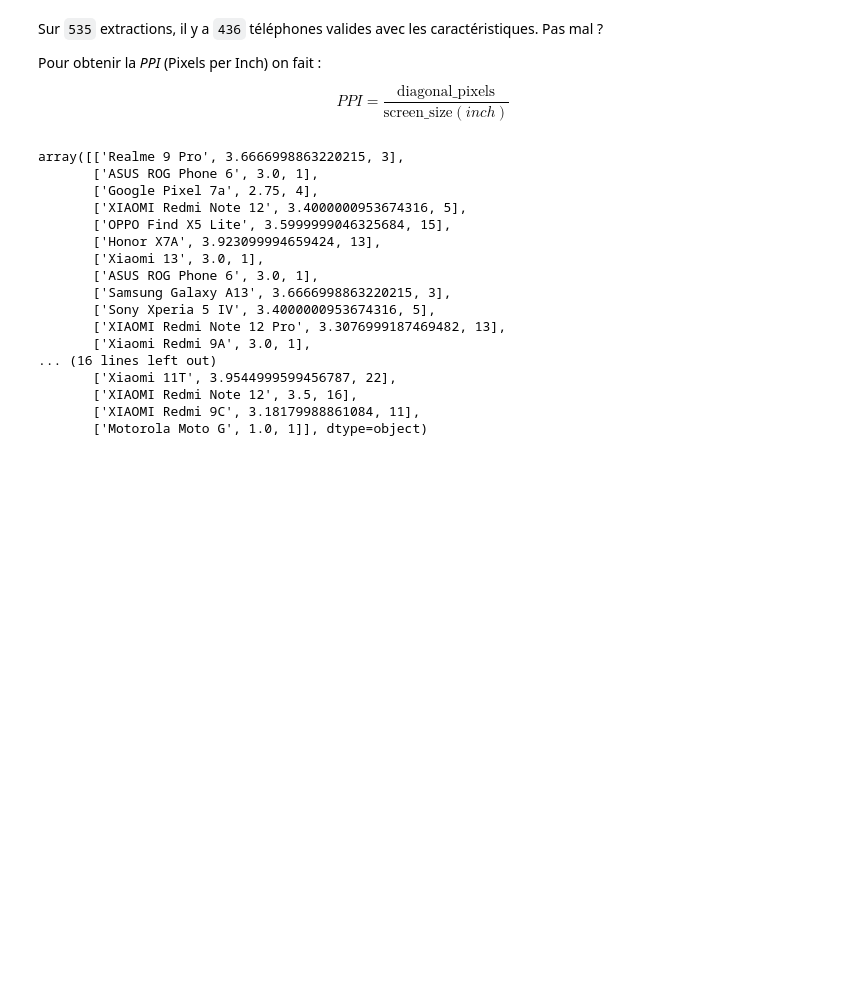
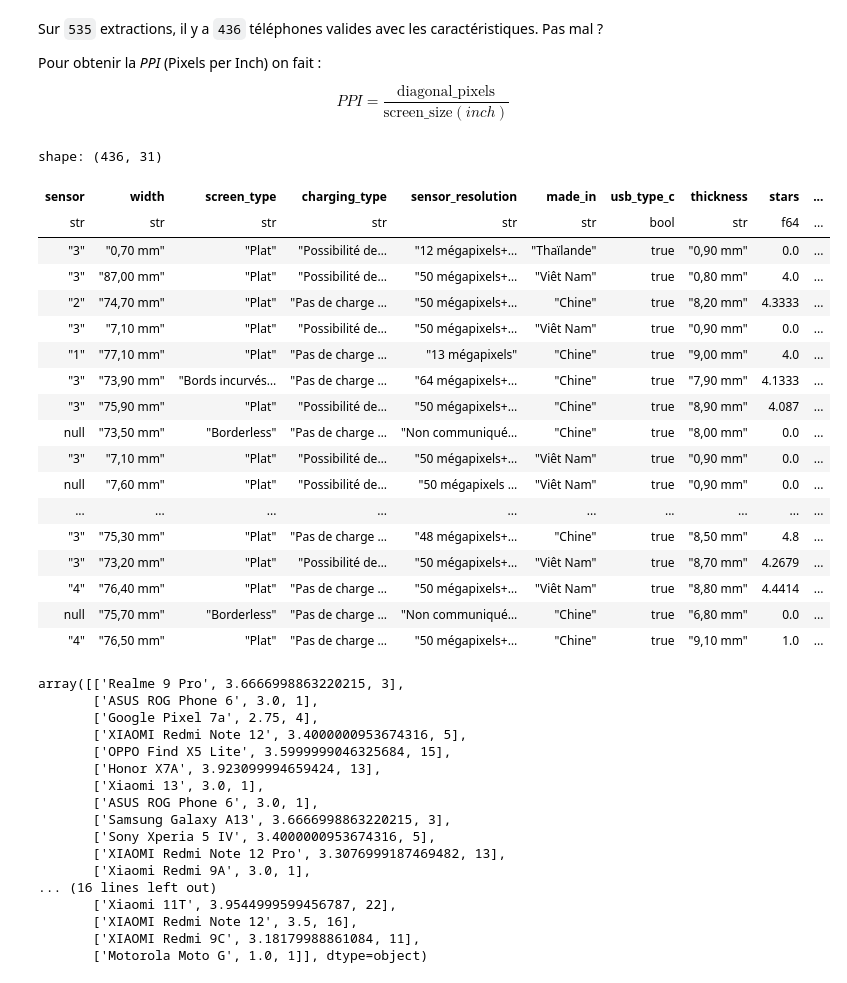
Before and after one commit to aybuke-b/3R, a Jupyter notebook: Web_Scraping/new_notebook.ipynb, the cells around one changed output. Saved outputs shown, nothing was run; the diff lists cells and outputs as text; code cells hidden in the pictures; blank space fills up the shorter version.

```diff
--- a/Web_Scraping/new_notebook.ipynb
+++ b/Web_Scraping/new_notebook.ipynb
@@ -43,7 +64,7 @@ with open(file_path, "w", encoding="utf-8") as json_file:
 import polars as pl
 from script.polars_gazprom import *
 # %%
-df = pl.read_json("data/smartphones.json")
+df_brut = pl.read_json("data/smartphones.json")
 # %% [markdown]
 ### Pipeline
 # %% [markdown]
@@ -53,7 +74,29 @@ Pour obtenir la *PPI* (Pixels per Inch) on fait :
 
 $$PPI = \dfrac{\text{diagonal\_pixels}}{\text{screen\_size} (inch)}$$
 # %%
-df = NordStream(df)
+df = NordStream(df_brut)
+# %%
+df
+# %% [output]
+shape: (436, 31)
+| sensor | width | screen_type | charging_type | sensor_resolution | made_in | usb_type_c | thickness | stars | ... |
+| str | str | str | str | str | str | bool | str | f64 | ... |
+| "3" | "0,70 mm" | "Plat" | "Possibilité de… | "12 mégapixels+… | "Thaïlande" | true | "0,90 mm" | 0.0 | ... |
+| "3" | "87,00 mm" | "Plat" | "Possibilité de… | "50 mégapixels+… | "Viêt Nam" | true | "0,80 mm" | 4.0 | ... |
+| "2" | "74,70 mm" | "Plat" | "Pas de charge … | "50 mégapixels+… | "Chine" | true | "8,20 mm" | 4.3333 | ... |
+| "3" | "7,10 mm" | "Plat" | "Possibilité de… | "50 mégapixels+… | "Viêt Nam" | true | "0,90 mm" | 0.0 | ... |
+| "1" | "77,10 mm" | "Plat" | "Pas de charge … | "13 mégapixels" | "Chine" | true | "9,00 mm" | 4.0 | ... |
+| "3" | "73,90 mm" | "Bords incurvés… | "Pas de charge … | "64 mégapixels+… | "Chine" | true | "7,90 mm" | 4.1333 | ... |
+| "3" | "75,90 mm" | "Plat" | "Possibilité de… | "50 mégapixels+… | "Chine" | true | "8,90 mm" | 4.087 | ... |
+| null | "73,50 mm" | "Borderless" | "Pas de charge … | "Non communiqué… | "Chine" | true | "8,00 mm" | 0.0 | ... |
+| "3" | "7,10 mm" | "Plat" | "Possibilité de… | "50 mégapixels+… | "Viêt Nam" | true | "0,90 mm" | 0.0 | ... |
+| null | "7,60 mm" | "Plat" | "Possibilité de… | "50 mégapixels … | "Viêt Nam" | true | "0,90 mm" | 0.0 | ... |
+| ... | ... | ... | ... | ... | ... | ... | ... | ... | ... |
+| "3" | "75,30 mm" | "Plat" | "Pas de charge … | "48 mégapixels+… | "Chine" | true | "8,50 mm" | 4.8 | ... |
+| "3" | "73,20 mm" | "Plat" | "Possibilité de… | "50 mégapixels+… | "Viêt Nam" | true | "8,70 mm" | 4.2679 | ... |
+| "4" | "76,40 mm" | "Plat" | "Pas de charge … | "50 mégapixels+… | "Viêt Nam" | true | "8,80 mm" | 4.4414 | ... |
+| null | "75,70 mm" | "Borderless" | "Pas de charge … | "Non communiqué… | "Chine" | true | "6,80 mm" | 0.0 | ... |
+| "4" | "76,50 mm" | "Plat" | "Pas de charge … | "50 mégapixels+… | "Chine" | true | "9,10 mm" | 1.0 | ... |
 # %%
 df.select("model", "stars", "reviews").filter(
     (pl.col("reviews") > 0) & (pl.col("stars") < 4)
```
Also changed, not shown: parts of 3 cells of this notebook, 4 other files.
